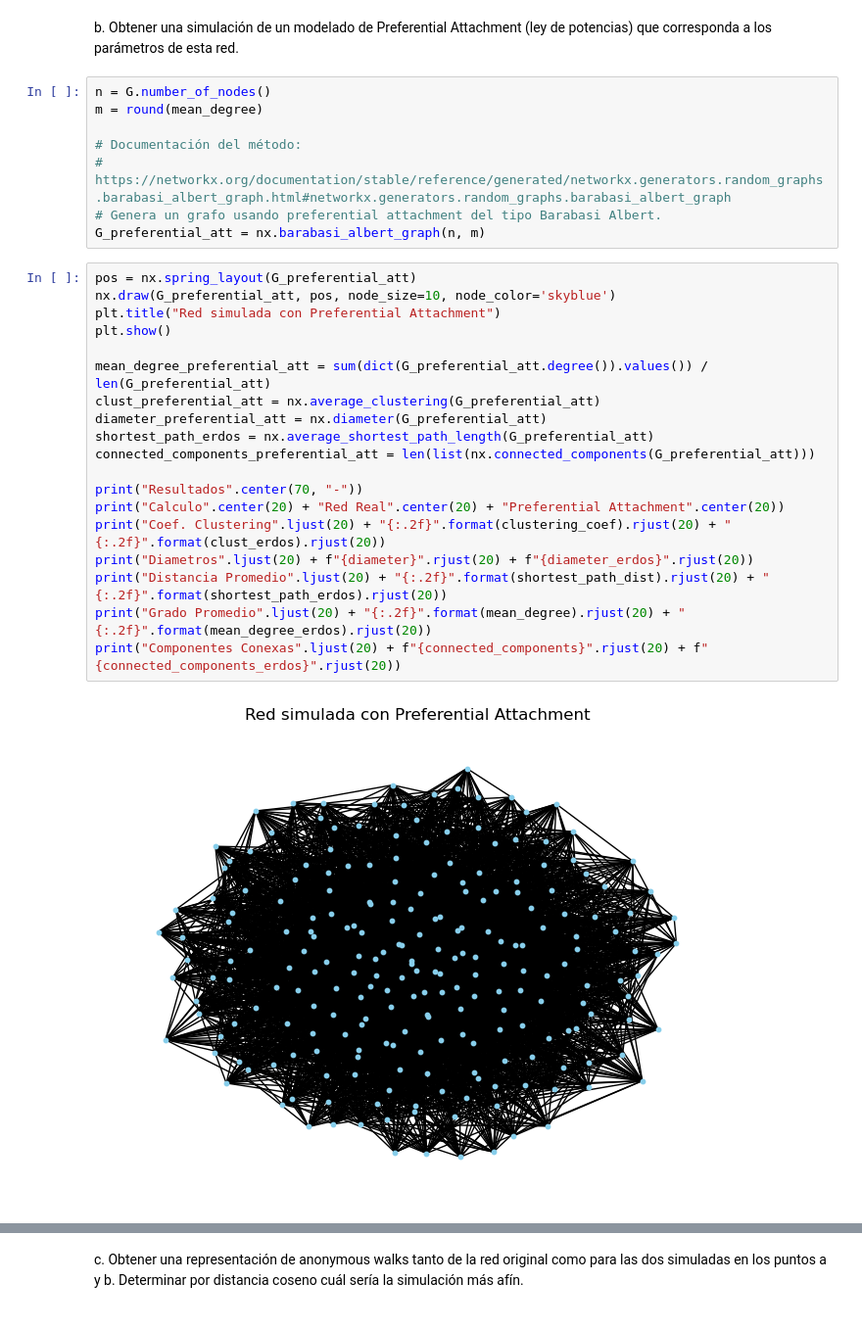
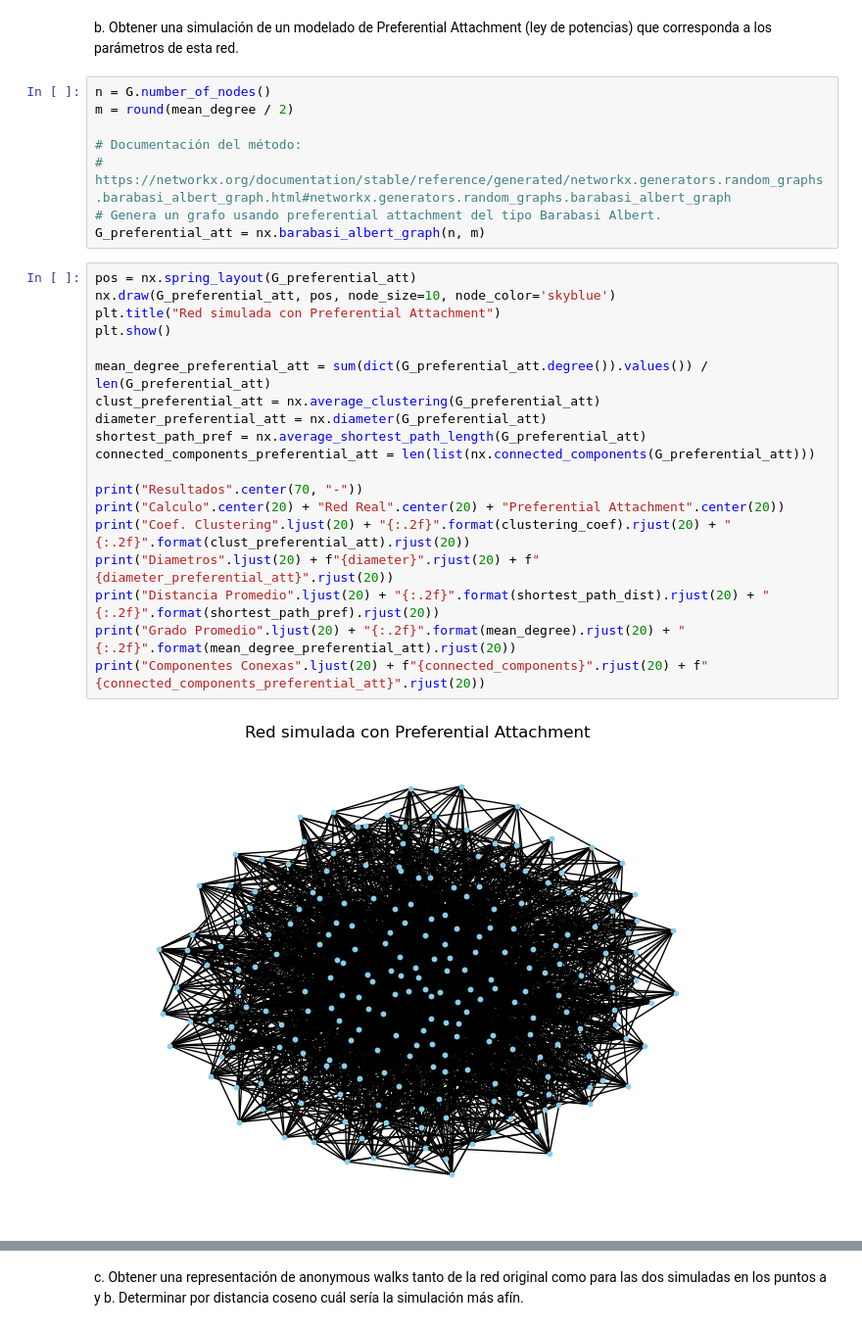
Before and after one commit to mateocapon/teoria-de-algoritmos2-tp1, a Jupyter notebook: TP1-104258.ipynb, the cells around one changed output, grey strips where cells are left out. Shown at 98% size. Cells and saved outputs as stored; diff of their text form.

```diff
--- a/TP1-104258.ipynb
+++ b/TP1-104258.ipynb
@@ -435,7 +438,7 @@ plt.show()
 b. Obtener una simulación de un modelado de Preferential Attachment (ley de potencias) que corresponda a los parámetros de esta red.
 # %%
 n = G.number_of_nodes()
-m = round(mean_degree)
+m = round(mean_degree / 2)
 
 # Documentación del método:
 # https://networkx.org/documentation/stable/reference/generated/networkx.generators.random_graphs.barabasi_albert_graph.html#networkx.generators.random_graphs.barabasi_albert_graph
@@ -444,23 +447,23 @@ G_preferential_att = nx.barabasi_albert_graph(n, m)
 # %%
 pos = nx.spring_layout(G_preferential_att)
 nx.draw(G_preferential_att, pos, node_size=10, node_color='skyblue')
 plt.title("Red simulada con Preferential Attachment")
 plt.show()
 
 mean_degree_preferential_att = sum(dict(G_preferential_att.degree()).values()) / len(G_preferential_att)
 clust_preferential_att = nx.average_clustering(G_preferential_att)
 diameter_preferential_att = nx.diameter(G_preferential_att)
-shortest_path_erdos = nx.average_shortest_path_length(G_preferential_att)
+shortest_path_pref = nx.average_shortest_path_length(G_preferential_att)
 connected_components_preferential_att = len(list(nx.connected_components(G_preferential_att)))
 
 print("Resultados".center(70, "-"))
 print("Calculo".center(20) + "Red Real".center(20) + "Preferential Attachment".center(20))
-print("Coef. Clustering".ljust(20) + "{:.2f}".format(clustering_coef).rjust(20) + "{:.2f}".format(clust_erdos).rjust(20))
-print("Diametros".ljust(20) + f"{diameter}".rjust(20) + f"{diameter_erdos}".rjust(20))
-print("Distancia Promedio".ljust(20) + "{:.2f}".format(shortest_path_dist).rjust(20) + "{:.2f}".format(shortest_path_erdos).rjust(20))
-print("Grado Promedio".ljust(20) + "{:.2f}".format(mean_degree).rjust(20) + "{:.2f}".format(mean_degree_erdos).rjust(20))
-print("Componentes Conexas".ljust(20) + f"{connected_components}".rjust(20) + f"{connected_components_erdos}".rjust(20))
+print("Coef. Clustering".ljust(20) + "{:.2f}".format(clustering_coef).rjust(20) + "{:.2f}".format(clust_preferential_att).rjust(20))
+print("Diametros".ljust(20) + f"{diameter}".rjust(20) + f"{diameter_preferential_att}".rjust(20))
+print("Distancia Promedio".ljust(20) + "{:.2f}".format(shortest_path_dist).rjust(20) + "{:.2f}".format(shortest_path_pref).rjust(20))
+print("Grado Promedio".ljust(20) + "{:.2f}".format(mean_degree).rjust(20) + "{:.2f}".format(mean_degree_preferential_att).rjust(20))
+print("Componentes Conexas".ljust(20) + f"{connected_components}".rjust(20) + f"{connected_components_preferential_att}".rjust(20))
 # %% [output]
-[figure, old version]
+[figure, new version]
 ------------------------------Resultados------------------------------
       Calculo             Red Real      Preferential Attachment
```
Also changed, not shown: parts of 23 cells of this notebook.
